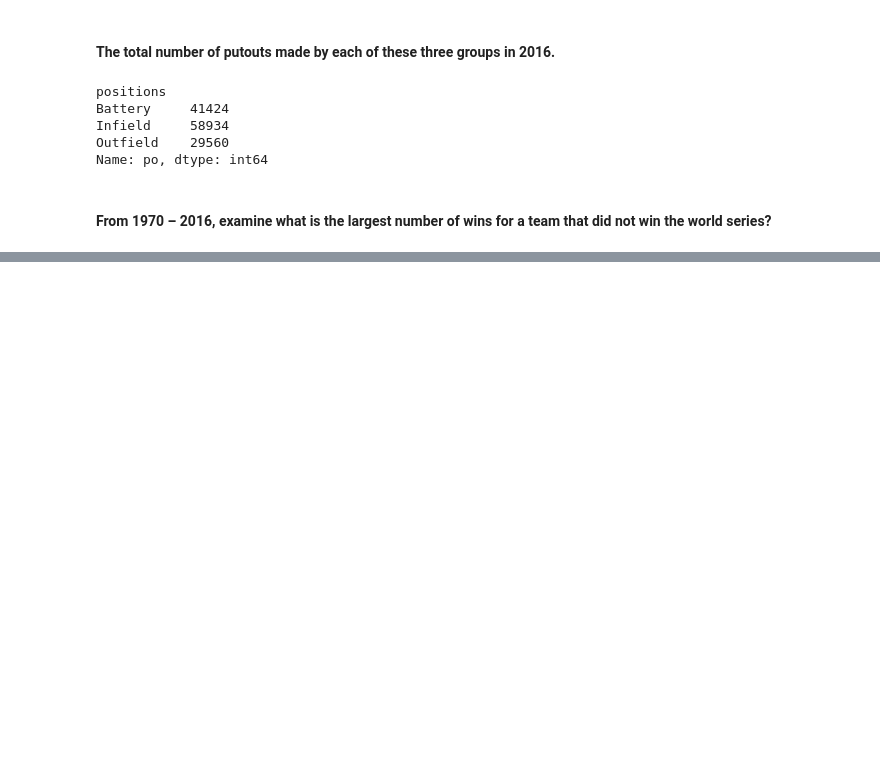
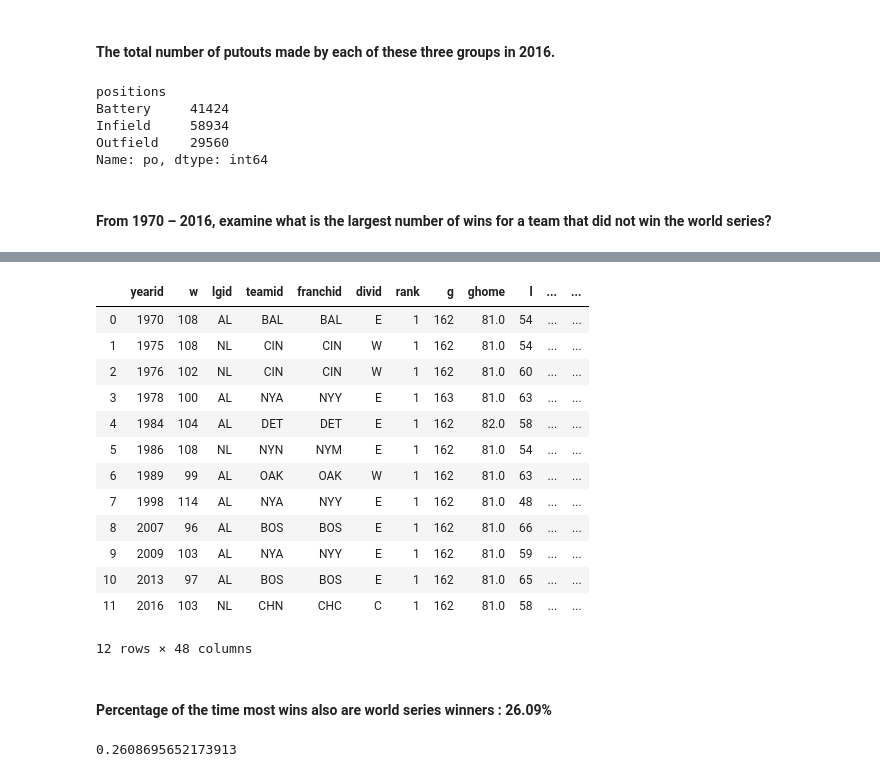
Before and after one commit to wmltsang/lahman-baseball-python, a Jupyter notebook: notebooks/Lahman Baseball SQL Database .ipynb, the cells around one changed output, grey strips where cells are left out. Drawn from its saved outputs; the diff is of its cells as text; code cells hidden in the pictures; blank space fills up the shorter version.

```diff
--- a/notebooks/Lahman Baseball SQL Database .ipynb
+++ b/notebooks/Lahman Baseball SQL Database .ipynb
@@ -248,0 +381,8 @@ Name: po, dtype: int64
+# %%
+#subset teams_1970_2016 frist and then to get the maximum wins of each year
+#example df.groupby(['Mt'], sort=False)['count'].max()
+teams_1970_2016 = teams_df[(teams_df.yearid >= 1970) & (teams_df.yearid <= 2016)]
+#calculate teams_1970_2016 max_wins , we do not care here yet if the team is worldseries or not
+#.reset_index changed the series to dataframe
+teams_1970_2016_max_wins = teams_1970_2016.groupby(['yearid'], sort=True)['w'].max().reset_index()
+teams_1970_2016_max_wins
@@ -248,0 +407,33 @@ Name: po, dtype: int64
+# %%
+#Use inner join to retrieve only matching values of teams_1970_2016_max_wins and is_worldwin_teams_1970_2016 on 'w'
+#pd.merge(adf, bdf,how='inner', on='x1')
+
+#make sure you join on both w and yearid becasue w has duplicate values that might make the final merge funny.
+#you need to further restrict yearid so you can get better accuracy
+most_wins_also_are_worldseries = pd.merge(teams_1970_2016_max_wins,is_worldwin_teams_1970_2016, how='inner', on=['w','yearid'])
+most_wins_also_are_worldseries
+# %% [output]
+|  | yearid | w | lgid | teamid | franchid | divid | rank | g | ghome | l | ... | ... |
+| 0 | 1970 | 108 | AL | BAL | BAL | E | 1 | 162 | 81.0 | 54 | ... | ... |
+| 1 | 1975 | 108 | NL | CIN | CIN | W | 1 | 162 | 81.0 | 54 | ... | ... |
+| 2 | 1976 | 102 | NL | CIN | CIN | W | 1 | 162 | 81.0 | 60 | ... | ... |
+| 3 | 1978 | 100 | AL | NYA | NYY | E | 1 | 163 | 81.0 | 63 | ... | ... |
+| 4 | 1984 | 104 | AL | DET | DET | E | 1 | 162 | 82.0 | 58 | ... | ... |
+| 5 | 1986 | 108 | NL | NYN | NYM | E | 1 | 162 | 81.0 | 54 | ... | ... |
+| 6 | 1989 | 99 | AL | OAK | OAK | W | 1 | 162 | 81.0 | 63 | ... | ... |
+| 7 | 1998 | 114 | AL | NYA | NYY | E | 1 | 162 | 81.0 | 48 | ... | ... |
+| 8 | 2007 | 96 | AL | BOS | BOS | E | 1 | 162 | 81.0 | 66 | ... | ... |
+| 9 | 2009 | 103 | AL | NYA | NYY | E | 1 | 162 | 81.0 | 59 | ... | ... |
+| 10 | 2013 | 97 | AL | BOS | BOS | E | 1 | 162 | 81.0 | 65 | ... | ... |
+| 11 | 2016 | 103 | NL | CHN | CHC | C | 1 | 162 | 81.0 | 58 | ... | ... |
+12 rows × 48 columns
+# %% [markdown]
+#### Percentage of the time most wins also are world series winners : 26.09%
+# %%
+#et row counts of most_wins_also_are_worldseries/ row counts of is_worldwin_teams_1970_2016 (to get duration of years 1970-2016)
+#total_rows = len(df)
+
+pct_mostwins_world_series = len(most_wins_also_are_worldseries) / len(is_worldwin_teams_1970_2016)
+pct_mostwins_world_series
+# %% [output]
+0.2608695652173913
```
Also changed, not shown: parts of 12 cells of this notebook.
